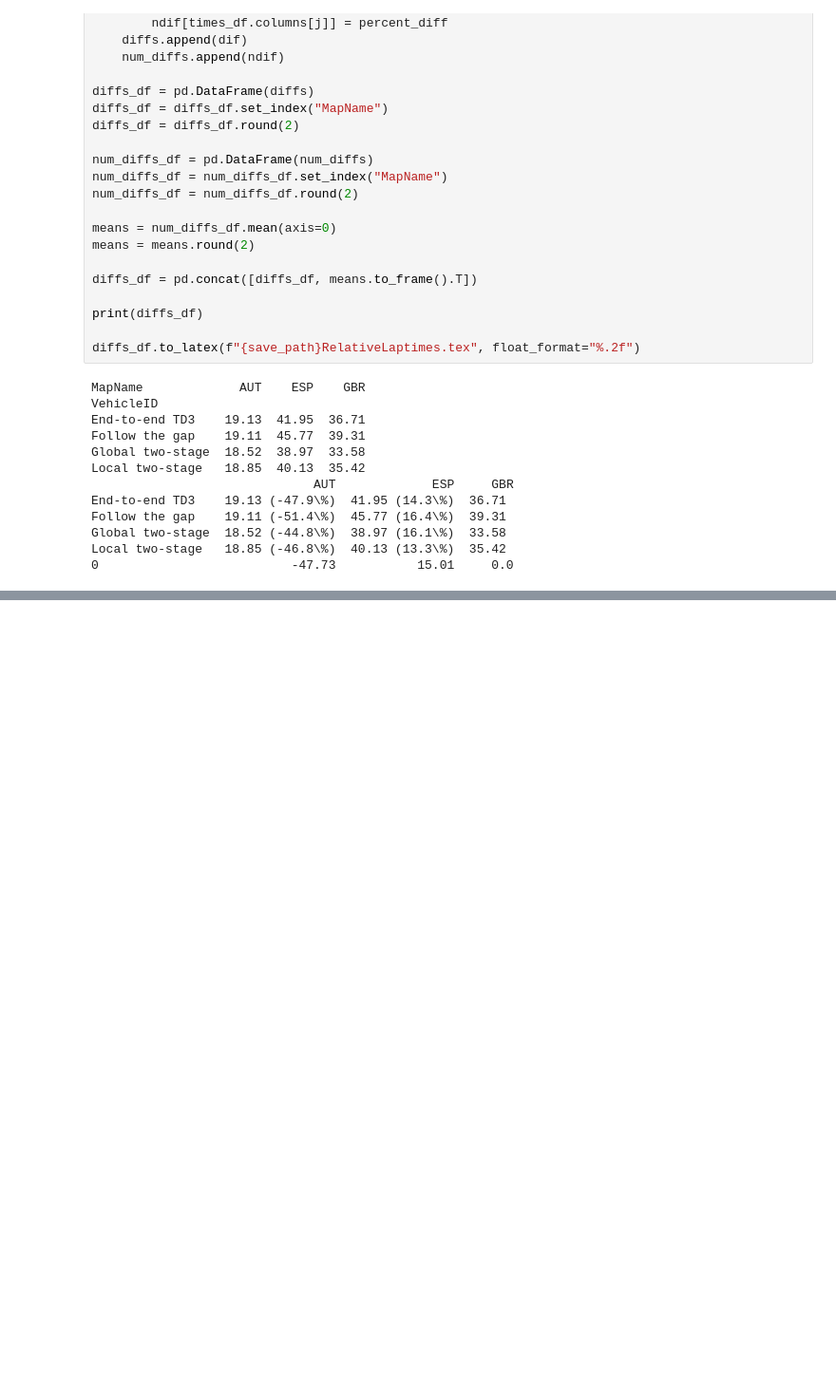
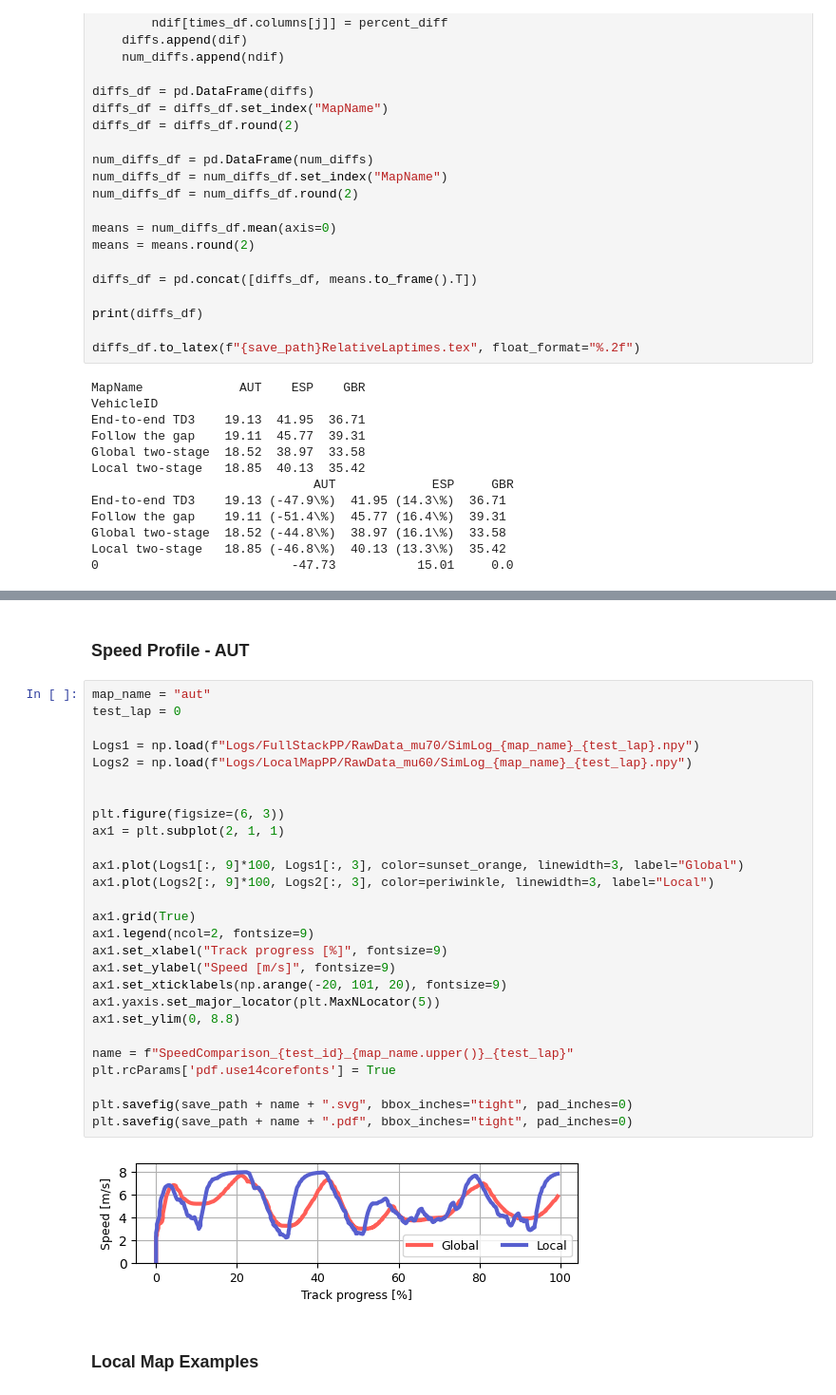
Before and after one commit to BDEvan5/f1tenth_benchmarks, a Jupyter notebook: Notebooks/localmap_article.ipynb, the cells around one changed output, grey strips where cells are left out. Shown at 95% size. Cells and saved outputs as stored; diff of their text form; blank space fills up the shorter version.

Commit message:
Added notebook for local map results

```diff
--- a/Notebooks/localmap_article.ipynb
+++ b/Notebooks/localmap_article.ipynb
@@ -343,0 +527,33 @@ Local two-stage   18.85 (-46.8\%)  40.13 (13.3\%)  35.42
+# %% [markdown]
+### Speed Profile - AUT
+# %%
+map_name = "aut"
+test_lap = 0
+
+Logs1 = np.load(f"Logs/FullStackPP/RawData_mu70/SimLog_{map_name}_{test_lap}.npy")
+Logs2 = np.load(f"Logs/LocalMapPP/RawData_mu60/SimLog_{map_name}_{test_lap}.npy")
+
+
+plt.figure(figsize=(6, 3))
+ax1 = plt.subplot(2, 1, 1)
+
+ax1.plot(Logs1[:, 9]*100, Logs1[:, 3], color=sunset_orange, linewidth=3, label="Global")
+ax1.plot(Logs2[:, 9]*100, Logs2[:, 3], color=periwinkle, linewidth=3, label="Local")
+
+ax1.grid(True)
+ax1.legend(ncol=2, fontsize=9)
+ax1.set_xlabel("Track progress [%]", fontsize=9)
+ax1.set_ylabel("Speed [m/s]", fontsize=9)
+ax1.set_xticklabels(np.arange(-20, 101, 20), fontsize=9)
+ax1.yaxis.set_major_locator(plt.MaxNLocator(5))
+ax1.set_ylim(0, 8.8)
+
+name = f"SpeedComparison_{test_id}_{map_name.upper()}_{test_lap}"
+plt.rcParams['pdf.use14corefonts'] = True
+
+plt.savefig(save_path + name + ".svg", bbox_inches="tight", pad_inches=0)
+plt.savefig(save_path + name + ".pdf", bbox_inches="tight", pad_inches=0)
+# %% [output]
+[figure, added]
+# %% [markdown]
+### Local Map Examples
```
Also changed, not shown: parts of 21 cells of this notebook, 5 other files.
